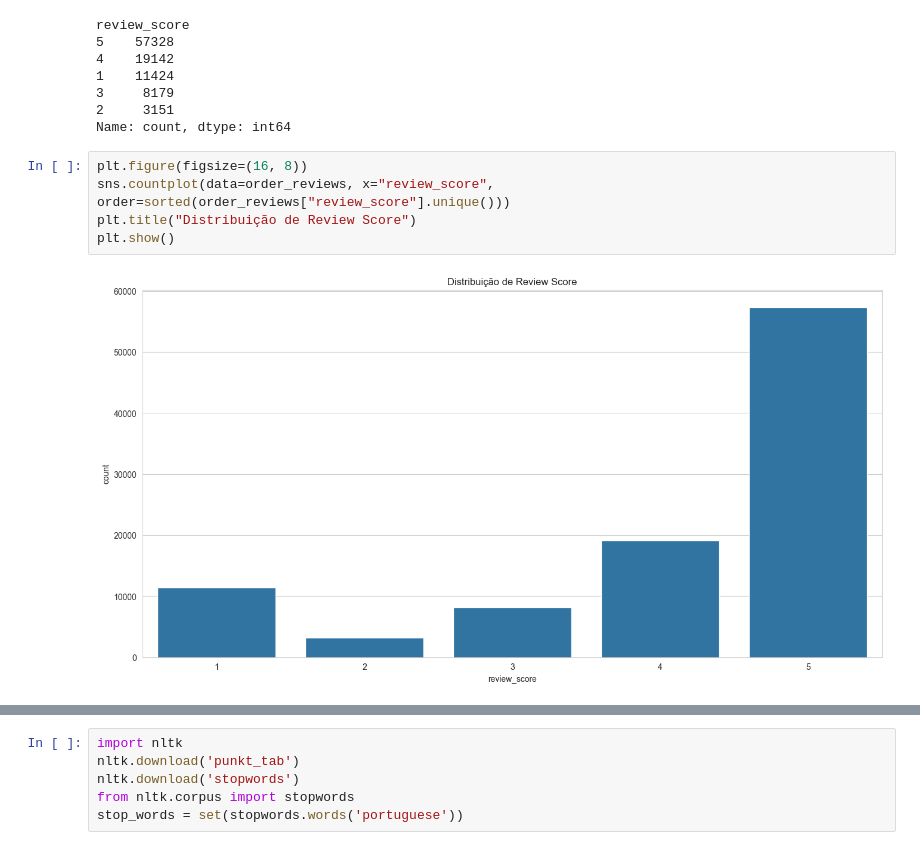
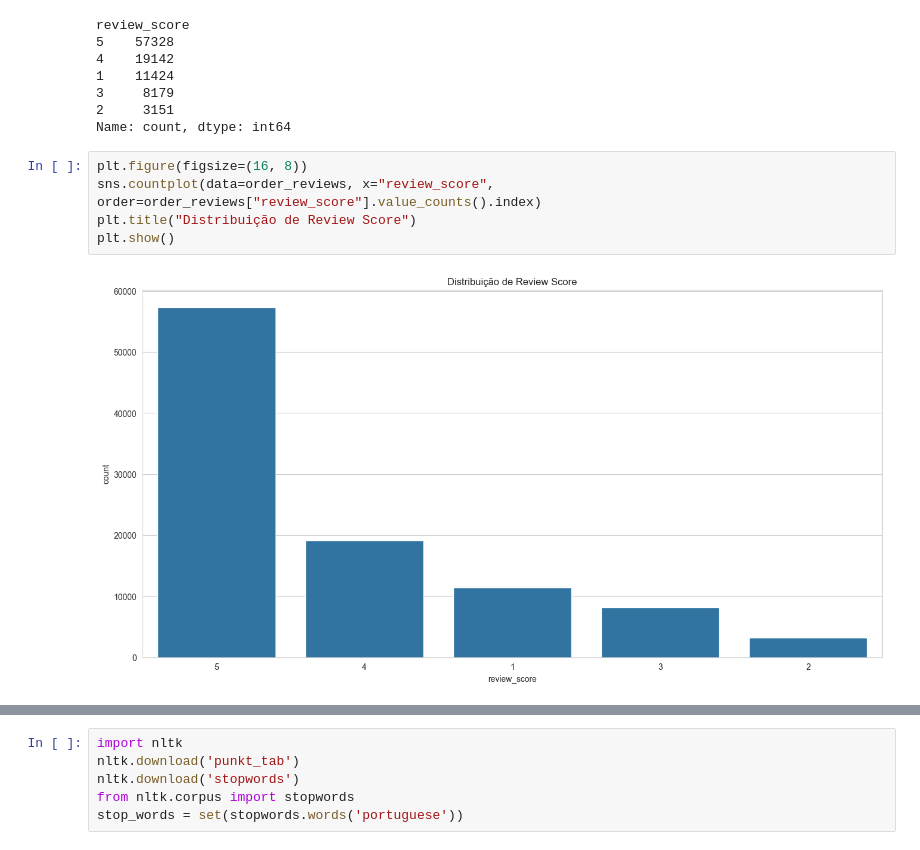
Before and after one commit to Lobinho1233/tech-challenge, a Jupyter notebook: notebook/analitytics.ipynb, the cells around one changed output, grey strips where cells are left out. Saved outputs shown, nothing was run; the diff lists cells and outputs as text.

```diff
--- a/notebook/analitytics.ipynb
+++ b/notebook/analitytics.ipynb
@@ -134,8 +134,8 @@ review_score
 Name: count, dtype: int64
 # %%
 plt.figure(figsize=(16, 8))
-sns.countplot(data=order_reviews, x="review_score", order=sorted(order_reviews["review_score"].unique()))
+sns.countplot(data=order_reviews, x="review_score", order=order_reviews["review_score"].value_counts().index)
 plt.title("Distribuição de Review Score")
 plt.show()
 # %% [output]
-[figure, old version]
+[figure, new version]
```
Also changed, not shown: parts of 5 cells of this notebook.
